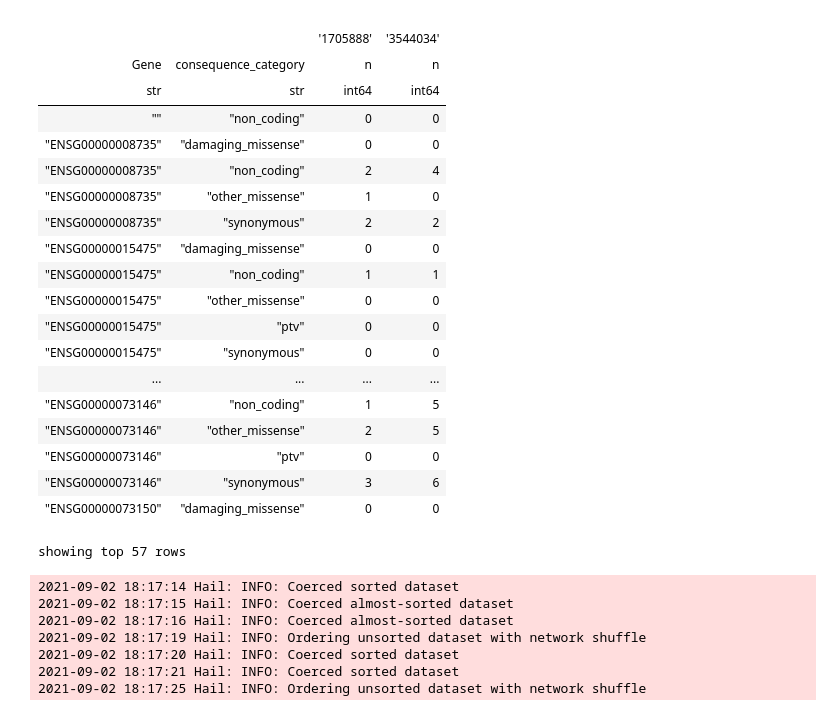
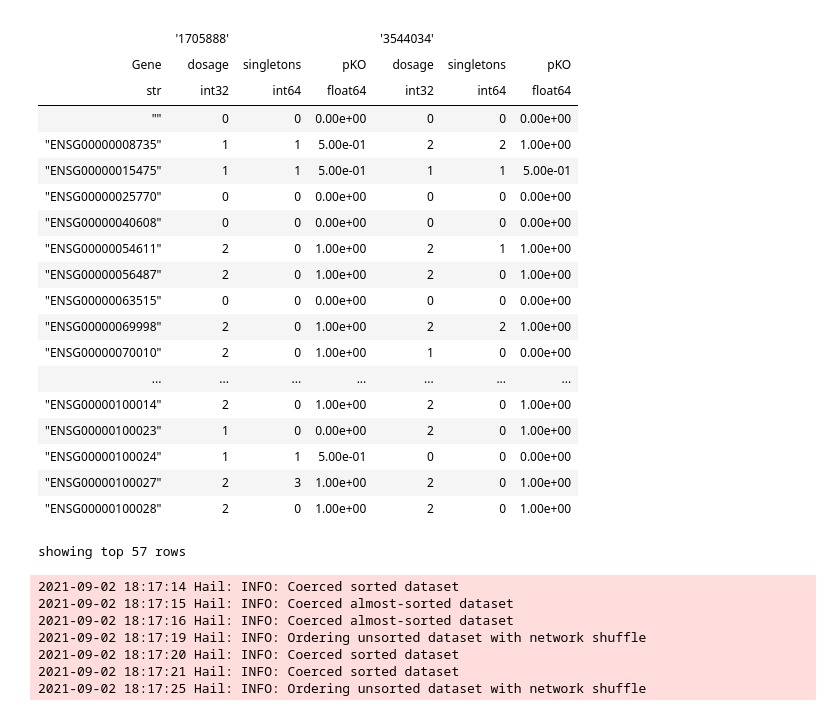
Before and after one commit to frhl/wes_ko_ukbb, a Jupyter notebook: sandbox.ipynb, the cells around one changed output. Drawn from its saved outputs; the diff is of its cells as text; code cells hidden in the pictures.

Commit message:
added ko prob functions

```diff
--- a/sandbox.ipynb
+++ b/sandbox.ipynb
@@ -474,13 +474,11 @@ def gene_burden_category_annotations_per_sample(mt, gene_field = 'Gene'):
         ).aggregate(n = hl.agg.count_where(mt.GT.is_non_ref()))
     return mt
 
-def calc_ko_prob(mt):
+def calc_p_ko(mt):
     '''
-    Calculate the probability of a gene being a KO in an invidual given the
-    amount of phased hetz in a gene (construct_phased_dosage_mt) and the singletons
-    in the gene (gene_burden_annotations_per_sample).
+    Annotates entries with P(Knockout). Requires, that fields are
+    already annotated with "singletons" count, and "dosage".
     '''
-    #z = x.annotate_entries(k = y[(x.Gene, x.s)].n)
     ko_mt = mt.annotate_entries(
         pKO = hl.if_else(
             mt.dosage == 2, 1, # knockout
@@ -492,6 +490,33 @@ def calc_ko_prob(mt):
         )
     )
     return ko_mt
+
+def get_prob_ko_matrix(mt_phased, mt_unphased, fields_drop = ['dosage','sigletons']):
+
+    '''
+    Annotates entries with P(Knockout). Requires a phased matrix and an unphased
+    matrix that only contains singletons.
+    '''
+
+    # setup variables
+    mt1 = mt_phased # contains phased non-singletons
+    mt2 = mt_unphased # contains unphased singletons
+
+    # add check to ensure that mt1 is phased
+    # add check to ensure that mt2 only contains singletons
+
+    # Determine probability of being KO given singletons and phased hetz
+    mt1_burden = construct_phased_dosage_mt(mt1)
+    mt2_burden = gene_burden_annotations_per_sample(mt2)
+    mt_ko = mt1_burden.annotate_entries(singletons = mt2_burden[(mt1_burden.Gene, mt1_burden.s)].n)
+    mt_ko = mt_ko.annotate_entries(singletons = hl.if_else(~hl.is_missing(mt_ko.singletons), mt_ko.singletons, 0 ))
+    mt_ko = calc_p_ko(mt_ko)
+
+    # drop not needed rows
+    mt_ko = mt_ko.drop(*[f for f in fields_drop if f in mt_ko.entry])
+    #mt_ko_entries = mt_ko.entries()
+    #mt_ko_entries = mt_ko_entries.filter(~hl.is_missing(mt_ko_entries.pKO))
+    return mt_ko
 # %%
 # get non singletons (note: individuals are on 12788)
 mt1 = get_table('data/tmp/ukb_wes_200k_phased_tmp_chr22.1of1.vcf.gz', 'vcf')
@@ -526,5 +551,10 @@ mt2 = mt2.filter_rows(hl.agg.any(mt2.GT.is_non_ref()))
 #mtB.filter_rows(hl.agg.sum(mtB.n) > 0).show()
 # %%
 # Determine probability of being KO given singletons and phased hetz
-gene_burden_category_annotations_per_sample(mt1).show()
+#gene_burden_category_annotations_per_sample(mt1).show()
+get_prob_ko_matrix(mt1, mt2, 'dosage').show()
+
+#mt1_burden = construct_phased_dosage_mt(mt1)
+#mt2_burden = gene_burden_annotations_per_sample(mt2)
+#mt_ko = mt1_burden.annotate_entries(singletons = mt2_burden[(mt1_burden.Gene, mt1_burden.s)].n)
 # %% [output]
@@ -535,23 +569,23 @@ gene_burden_category_annotations_per_sample(mt1).show()
-|  |  |  |  |
-|  |  | '1705888' | '3544034' |
-| Gene | consequence_category | n | n |
-| str | str | int64 | int64 |
-| "" | "non_coding" | 0 | 0 |
-| "ENSG00000008735" | "damaging_missense" | 0 | 0 |
-| "ENSG00000008735" | "non_coding" | 2 | 4 |
-| "ENSG00000008735" | "other_missense" | 1 | 0 |
-| "ENSG00000008735" | "synonymous" | 2 | 2 |
-| "ENSG00000015475" | "damaging_missense" | 0 | 0 |
-| "ENSG00000015475" | "non_coding" | 1 | 1 |
-| "ENSG00000015475" | "other_missense" | 0 | 0 |
-| "ENSG00000015475" | "ptv" | 0 | 0 |
-| "ENSG00000015475" | "synonymous" | 0 | 0 |
-| ... | ... | ... | ... |
-| "ENSG00000073146" | "non_coding" | 1 | 5 |
-| "ENSG00000073146" | "other_missense" | 2 | 5 |
-| "ENSG00000073146" | "ptv" | 0 | 0 |
-| "ENSG00000073146" | "synonymous" | 3 | 6 |
-| "ENSG00000073150" | "damaging_missense" | 0 | 0 |
+|  |  |  |  |  |  |  |
+|  | '1705888' |  |  | '3544034' |  |  |
+| Gene | dosage | singletons | pKO | dosage | singletons | pKO |
+| str | int32 | int64 | float64 | int32 | int64 | float64 |
+| "" | 0 | 0 | 0.00e+00 | 0 | 0 | 0.00e+00 |
+| "ENSG00000008735" | 1 | 1 | 5.00e-01 | 2 | 2 | 1.00e+00 |
+| "ENSG00000015475" | 1 | 1 | 5.00e-01 | 1 | 1 | 5.00e-01 |
+| "ENSG00000025770" | 0 | 0 | 0.00e+00 | 0 | 0 | 0.00e+00 |
+| "ENSG00000040608" | 0 | 0 | 0.00e+00 | 0 | 0 | 0.00e+00 |
+| "ENSG00000054611" | 2 | 0 | 1.00e+00 | 2 | 1 | 1.00e+00 |
+| "ENSG00000056487" | 2 | 0 | 1.00e+00 | 2 | 0 | 1.00e+00 |
+| "ENSG00000063515" | 0 | 0 | 0.00e+00 | 0 | 0 | 0.00e+00 |
+| "ENSG00000069998" | 2 | 0 | 1.00e+00 | 2 | 2 | 1.00e+00 |
+| "ENSG00000070010" | 2 | 0 | 1.00e+00 | 1 | 0 | 0.00e+00 |
+| ... | ... | ... | ... | ... | ... | ... |
+| "ENSG00000100014" | 2 | 0 | 1.00e+00 | 2 | 0 | 1.00e+00 |
+| "ENSG00000100023" | 1 | 0 | 0.00e+00 | 2 | 0 | 1.00e+00 |
+| "ENSG00000100024" | 1 | 1 | 5.00e-01 | 0 | 0 | 0.00e+00 |
+| "ENSG00000100027" | 2 | 3 | 1.00e+00 | 2 | 0 | 1.00e+00 |
+| "ENSG00000100028" | 2 | 0 | 1.00e+00 | 2 | 0 | 1.00e+00 |
 showing top 57 rows
 # %%
 # Determine probability of being KO given singletons and phased hetz
```
Also changed, not shown: parts of 3 cells of this notebook, 4 other files.
